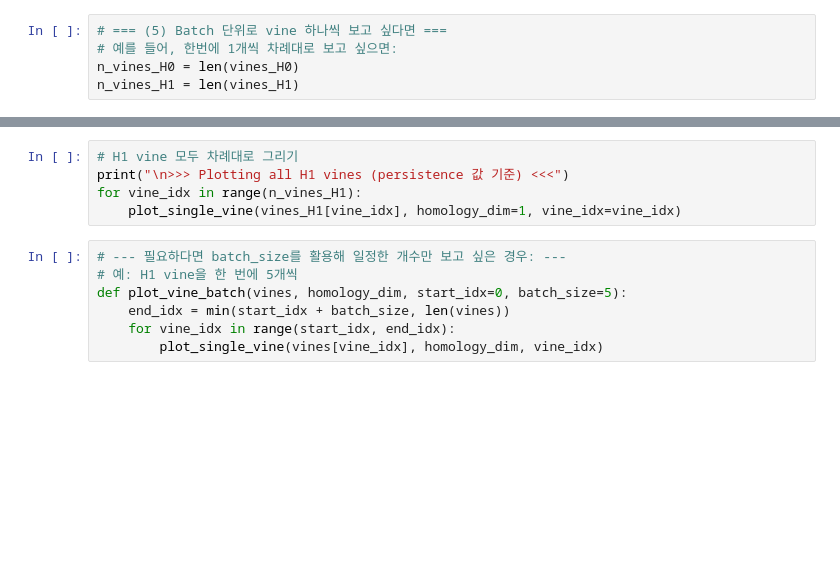
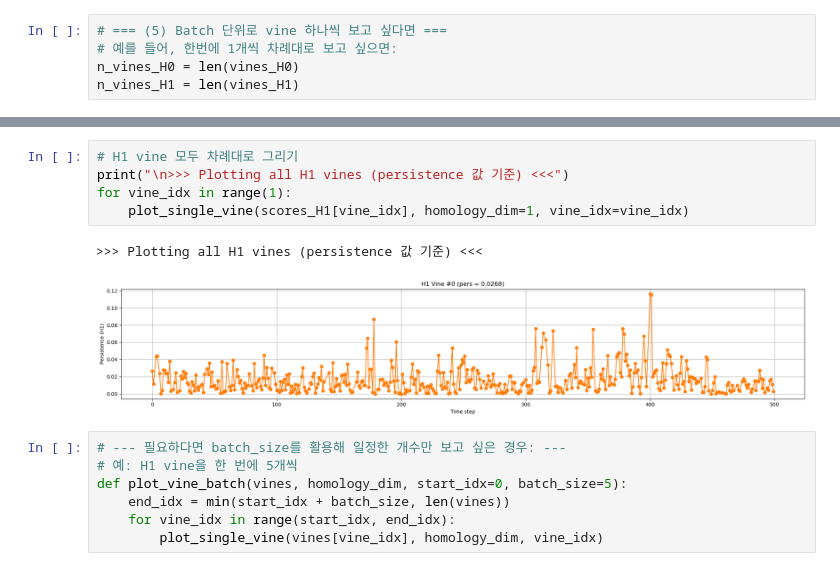
Before and after one commit to jhjeong-lab/BrainNetworkTDA, a Jupyter notebook: Analysis/Vineyard.ipynb, the cells around one changed output, grey strips where cells are left out. Saved outputs shown, nothing was run; the diff lists cells and outputs as text; blank space fills up the shorter version.

```diff
--- a/Analysis/Vineyard.ipynb
+++ b/Analysis/Vineyard.ipynb
@@ -200,8 +235,11 @@ for vine_idx in range(n_vines_H0):
 # %%
 # H1 vine 모두 차례대로 그리기
 print("\n>>> Plotting all H1 vines (persistence 값 기준) <<<")
-for vine_idx in range(n_vines_H1):
-    plot_single_vine(vines_H1[vine_idx], homology_dim=1, vine_idx=vine_idx)
+for vine_idx in range(1):
+    plot_single_vine(scores_H1[vine_idx], homology_dim=1, vine_idx=vine_idx)
+# %% [output]
+>>> Plotting all H1 vines (persistence 값 기준) <<<
+[figure, added]
 # %%
 # --- 필요하다면 batch_size를 활용해 일정한 개수만 보고 싶은 경우: ---
 # 예: H1 vine을 한 번에 5개씩
```
Also changed, not shown: parts of 22 cells of this notebook, 4 other files.
